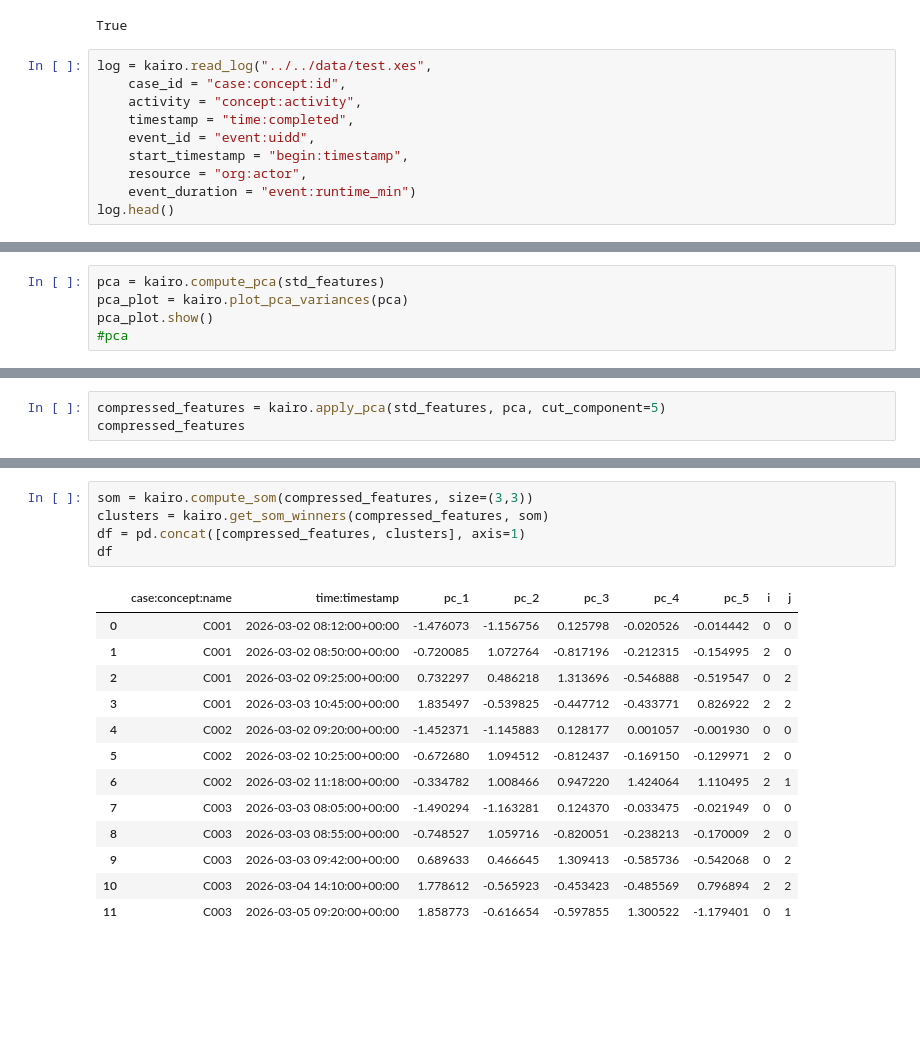
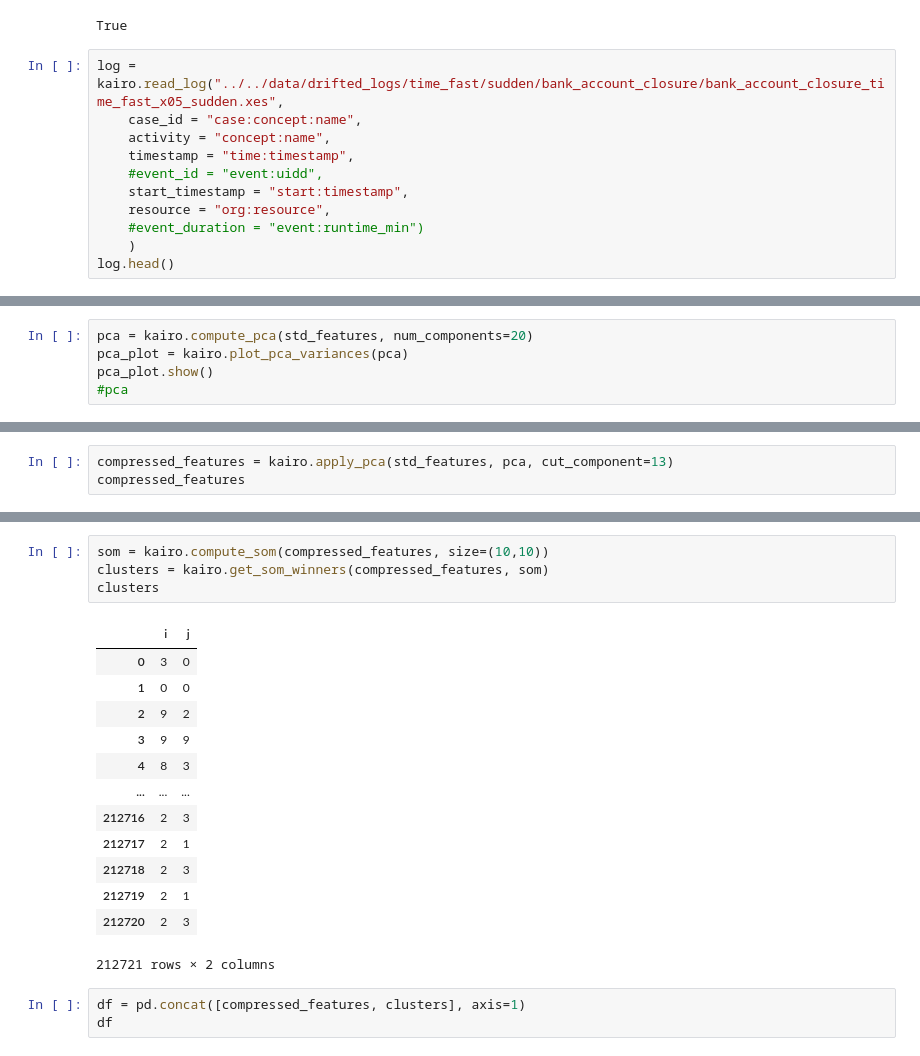
Before and after one commit to boraderen/thesis, a Jupyter notebook: notebooks/kairo-workspace/intra.ipynb, the cells around one changed output, grey strips where cells are left out. Saved outputs shown, nothing was run; the diff lists cells and outputs as text; blank space fills up the shorter version.

```diff
--- a/notebooks/kairo-workspace/intra.ipynb
+++ b/notebooks/kairo-workspace/intra.ipynb
@@ -13,13 +13,14 @@ load_dotenv(Path("../..") / ".env")
 # %% [output]
 True
 # %%
-log = kairo.read_log("../../data/test.xes",
-    case_id = "case:concept:id",
-    activity = "concept:activity",
-    timestamp = "time:completed",
-    event_id = "event:uidd",
-    start_timestamp = "begin:timestamp",
-    resource = "org:actor",
-    event_duration = "event:runtime_min")
+log = kairo.read_log("../../data/drifted_logs/time_fast/sudden/bank_account_closure/bank_account_closure_time_fast_x05_sudden.xes",
+    case_id = "case:concept:name",
+    activity = "concept:name",
+    timestamp = "time:timestamp",
+    #event_id = "event:uidd",
+    start_timestamp = "start:timestamp",
+    resource = "org:resource",
+    #event_duration = "event:runtime_min")
+    )
 log.head()
 # %% [output]
@@ -109,5 +114,5 @@ std_features
 # %%
-pca = kairo.compute_pca(std_features)
+pca = kairo.compute_pca(std_features, num_components=20)
 pca_plot = kairo.plot_pca_variances(pca)
 pca_plot.show()
 #pca
@@ -116,4 +121,4 @@ pca_plot.show()
 # %%
-compressed_features = kairo.apply_pca(std_features, pca, cut_component=5)
+compressed_features = kairo.apply_pca(std_features, pca, cut_component=13)
 compressed_features
 # %% [output]
@@ -138,22 +143,24 @@ pca_plot.show()
 # %%
-som = kairo.compute_som(compressed_features, size=(3,3))
+som = kairo.compute_som(compressed_features, size=(10,10))
 clusters = kairo.get_som_winners(compressed_features, som)
-df = pd.concat([compressed_features, clusters], axis=1)
-df
+clusters
 # %% [output]
-|  | case:concept:name | time:timestamp | pc_1 | pc_2 | pc_3 | pc_4 | pc_5 | i | j |
-| 0 | C001 | 2026-03-02 08:12:00+00:00 | -1.476073 | -1.156756 | 0.125798 | -0.020526 | -0.014442 | 0 | 0 |
-| 1 | C001 | 2026-03-02 08:50:00+00:00 | -0.720085 | 1.072764 | -0.817196 | -0.212315 | -0.154995 | 2 | 0 |
-| 2 | C001 | 2026-03-02 09:25:00+00:00 | 0.732297 | 0.486218 | 1.313696 | -0.546888 | -0.519547 | 0 | 2 |
-| 3 | C001 | 2026-03-03 10:45:00+00:00 | 1.835497 | -0.539825 | -0.447712 | -0.433771 | 0.826922 | 2 | 2 |
-| 4 | C002 | 2026-03-02 09:20:00+00:00 | -1.452371 | -1.145883 | 0.128177 | 0.001057 | -0.001930 | 0 | 0 |
-| 5 | C002 | 2026-03-02 10:25:00+00:00 | -0.672680 | 1.094512 | -0.812437 | -0.169150 | -0.129971 | 2 | 0 |
-| 6 | C002 | 2026-03-02 11:18:00+00:00 | -0.334782 | 1.008466 | 0.947220 | 1.424064 | 1.110495 | 2 | 1 |
-| 7 | C003 | 2026-03-03 08:05:00+00:00 | -1.490294 | -1.163281 | 0.124370 | -0.033475 | -0.021949 | 0 | 0 |
-| 8 | C003 | 2026-03-03 08:55:00+00:00 | -0.748527 | 1.059716 | -0.820051 | -0.238213 | -0.170009 | 2 | 0 |
-| 9 | C003 | 2026-03-03 09:42:00+00:00 | 0.689633 | 0.466645 | 1.309413 | -0.585736 | -0.542068 | 0 | 2 |
-| 10 | C003 | 2026-03-04 14:10:00+00:00 | 1.778612 | -0.565923 | -0.453423 | -0.485569 | 0.796894 | 2 | 2 |
-| 11 | C003 | 2026-03-05 09:20:00+00:00 | 1.858773 | -0.616654 | -0.597855 | 1.300522 | -1.179401 | 0 | 1 |
+|  | i | j |
+| 0 | 3 | 0 |
+| 1 | 0 | 0 |
+| 2 | 9 | 2 |
+| 3 | 9 | 9 |
+| 4 | 8 | 3 |
+| ... | ... | ... |
+| 212716 | 2 | 3 |
+| 212717 | 2 | 1 |
+| 212718 | 2 | 3 |
+| 212719 | 2 | 1 |
+| 212720 | 2 | 3 |
+212721 rows × 2 columns
+# %%
+df = pd.concat([compressed_features, clusters], axis=1)
+df
 # %%
 u_matrix = kairo.plot_som_u_matrix(som)
 u_matrix.show()
```
Also changed, not shown: parts of 15 cells of this notebook, 19 other files.
